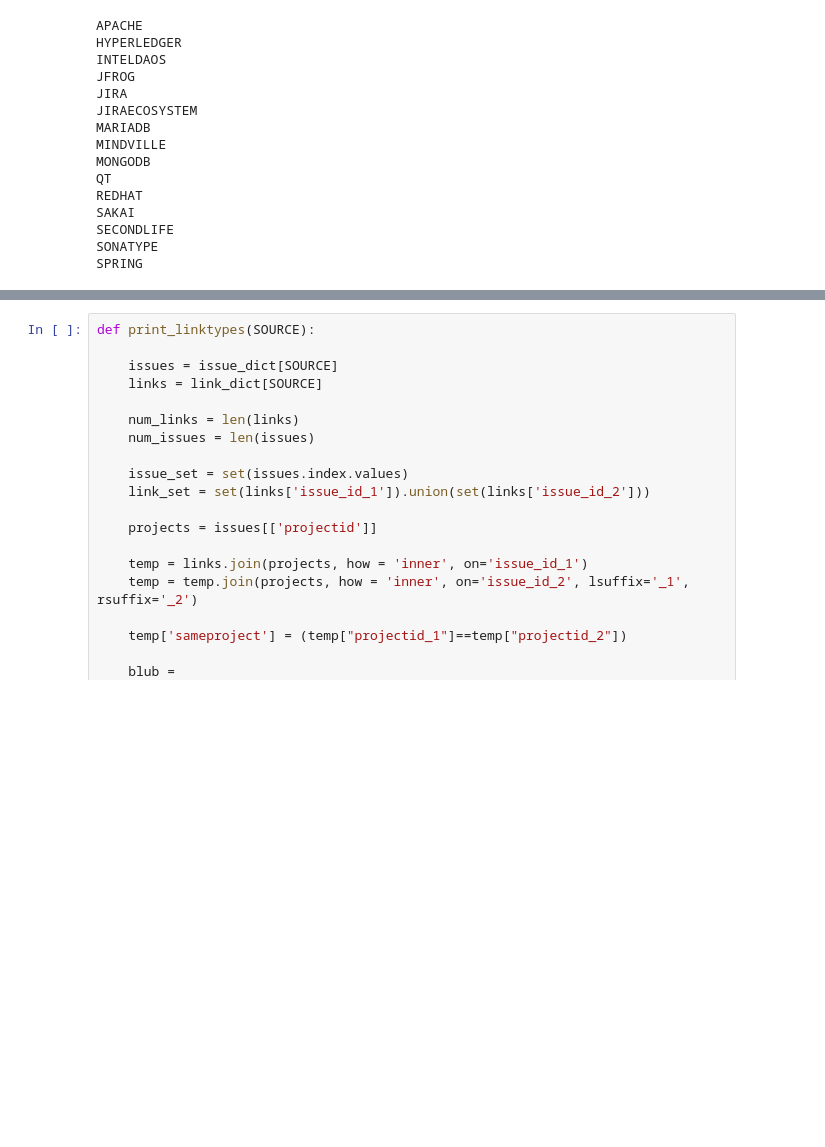
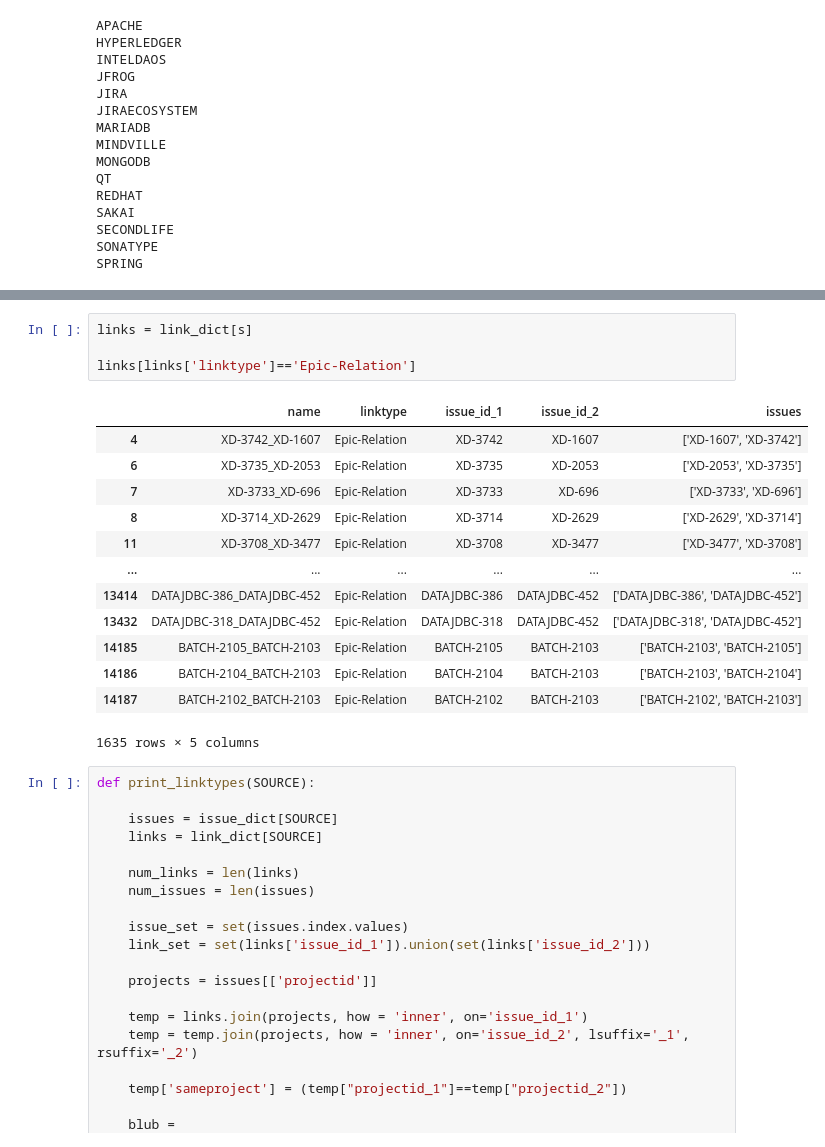
Before and after one commit to RegenKordel/LYNX-BeyondDuplicates, a Jupyter notebook: RQ1_link_analysis/AnalysisOfLinktypes.ipynb, the cells around one changed output, grey strips where cells are left out. Cells and saved outputs as stored; diff of their text form; blank space fills up the shorter version.

```diff
--- a/RQ1_link_analysis/AnalysisOfLinktypes.ipynb
+++ b/RQ1_link_analysis/AnalysisOfLinktypes.ipynb
@@ -69,3 +88,21 @@ SPRING
+# %%
+links = link_dict[s]
+
+links[links['linktype']=='Epic-Relation']
+# %% [output]
+|  | name | linktype | issue_id_1 | issue_id_2 | issues |
+| 4 | XD-3742_XD-1607 | Epic-Relation | XD-3742 | XD-1607 | ['XD-1607', 'XD-3742'] |
+| 6 | XD-3735_XD-2053 | Epic-Relation | XD-3735 | XD-2053 | ['XD-2053', 'XD-3735'] |
+| 7 | XD-3733_XD-696 | Epic-Relation | XD-3733 | XD-696 | ['XD-3733', 'XD-696'] |
+| 8 | XD-3714_XD-2629 | Epic-Relation | XD-3714 | XD-2629 | ['XD-2629', 'XD-3714'] |
+| 11 | XD-3708_XD-3477 | Epic-Relation | XD-3708 | XD-3477 | ['XD-3477', 'XD-3708'] |
+| ... | ... | ... | ... | ... | ... |
+| 13414 | DATAJDBC-386_DATAJDBC-452 | Epic-Relation | DATAJDBC-386 | DATAJDBC-452 | ['DATAJDBC-386', 'DATAJDBC-452'] |
+| 13432 | DATAJDBC-318_DATAJDBC-452 | Epic-Relation | DATAJDBC-318 | DATAJDBC-452 | ['DATAJDBC-318', 'DATAJDBC-452'] |
+| 14185 | BATCH-2105_BATCH-2103 | Epic-Relation | BATCH-2105 | BATCH-2103 | ['BATCH-2103', 'BATCH-2105'] |
+| 14186 | BATCH-2104_BATCH-2103 | Epic-Relation | BATCH-2104 | BATCH-2103 | ['BATCH-2103', 'BATCH-2104'] |
+| 14187 | BATCH-2102_BATCH-2103 | Epic-Relation | BATCH-2102 | BATCH-2103 | ['BATCH-2102', 'BATCH-2103'] |
+1635 rows × 5 columns
 # %%
 def print_linktypes(SOURCE):
 
```
Also changed, not shown: parts of 1 cell of this notebook, 2 other files.
